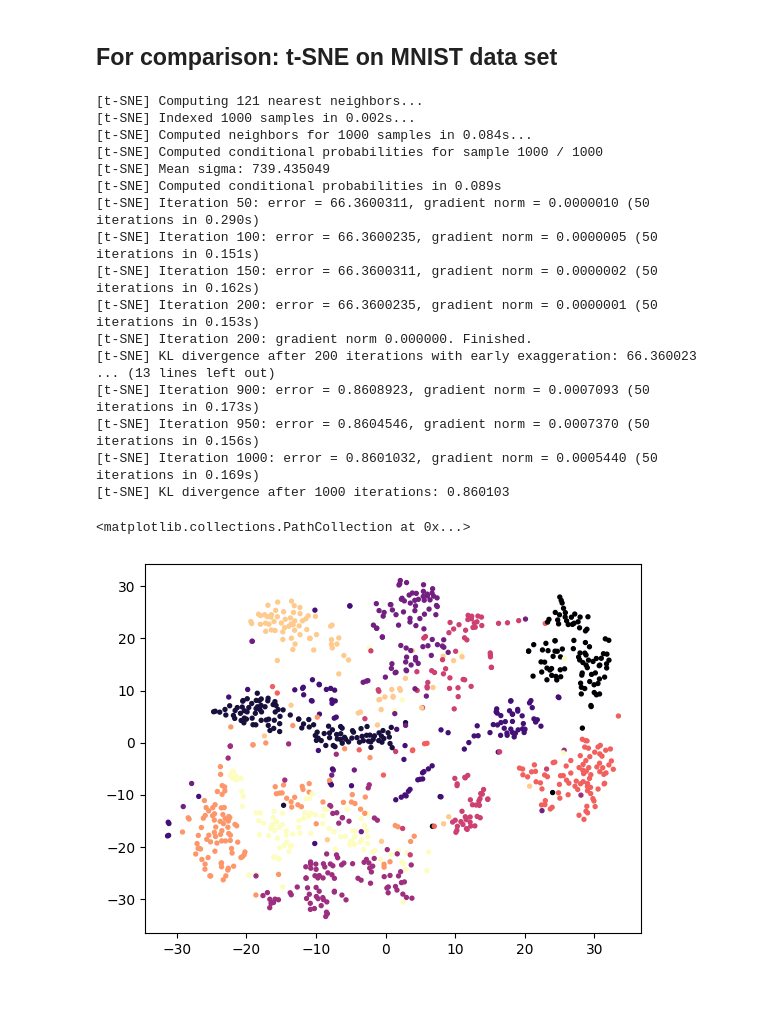
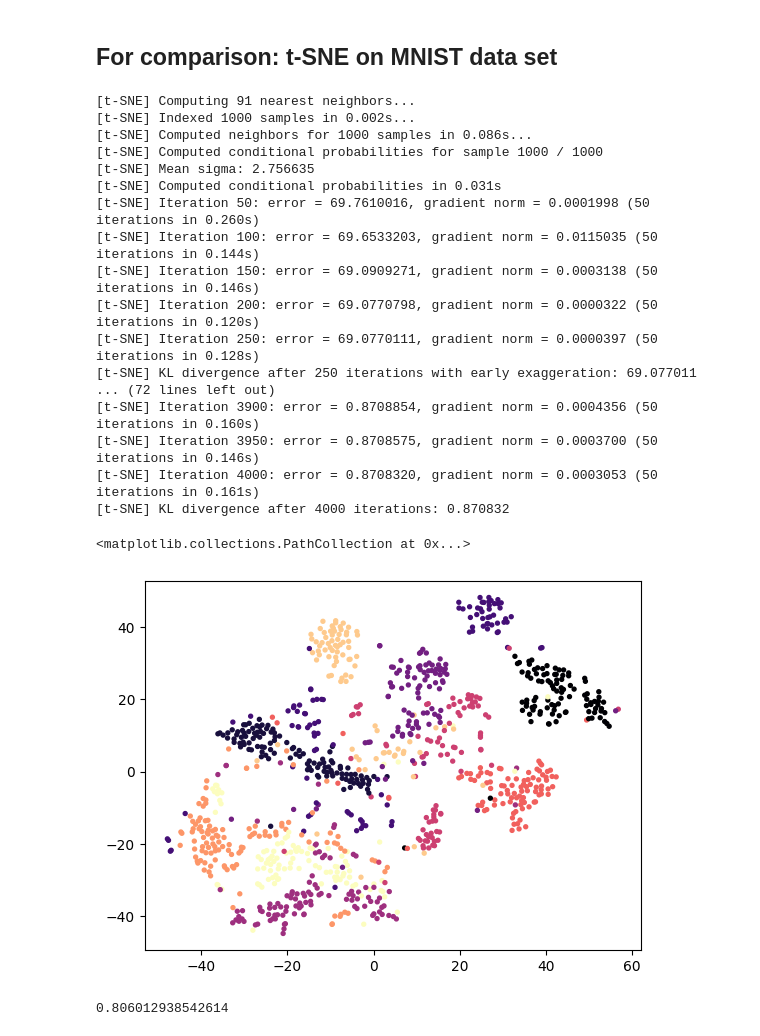
Before and after one commit to Felix-Busse/Comuter_Vision_Autoenc., a Jupyter notebook: t_SNE_on_activations.ipynb, the cells around one changed output. Saved outputs shown, nothing was run; the diff lists cells and outputs as text; code cells hidden in the pictures; blank space fills up the shorter version.

```diff
--- a/t_SNE_on_activations.ipynb
+++ b/t_SNE_on_activations.ipynb
@@ -114,6 +185,9 @@ WARNING:absl:Found untraced functions such as _jit_compiled_convolution_op, _jit
 # %% [markdown]
 ### Extracting bottleneck layer activations from trained autoencoder
 # %%
+# Loading model already trained to save time
+Net = ks.models.load_model('autoencoder_trained')
+
 # Setting up network similar to Net, but truncated at bottleneck. Will filled with trained weights
 activ_enc = 'selu'
 
@@ -186,36 +281,44 @@ ax.scatter(tsne_result[:, 0], tsne_result[:, 1], c=y_cat_train[:10000], cmap='ma
 # %%
 # Load MNIST dataset
 (x_mnist, y_mnist), (_, _) = ks.datasets.mnist.load_data()
+# Flatten innermost dimensions to obtain vectors of length no. of pixel
+x_input = x_mnist.reshape(60000, 784) / 255
-# %%
-# Flatten innermost dimensions to obtain vectors of length no. of pixel
-x_input = x_mnist.reshape(60000, 784)
 # %%
+# Reduce dimensionality with critical components analyses first
+#pca = PCA(n_components=40)
+#pca_mnist = pca.fit_transform(x_input[:1000])
+
 # Set random seed for reproducability
 np.random.seed(779)
 # Generate instance of TSNE class
-tsne_mnist = TSNE(n_iter=1000, perplexity=40, verbose=2)
+tsne_mnist = TSNE(n_iter=4000, perplexity=30, verbose=2)
 # Perform t-SNE on some samples
 tsne_result = tsne_mnist.fit_transform(x_input[:1000])
 # Plot resulting 2D map with colors showing digit number of MNIST image
 fig, ax = plt.subplots()
 ax.scatter(tsne_result[:, 0], tsne_result[:, 1], c=y_mnist[:1000], cmap='magma', s=8)
 # %% [output]
-[t-SNE] Computing 121 nearest neighbors...
+[t-SNE] Computing 91 nearest neighbors...
 [t-SNE] Indexed 1000 samples in 0.002s...
-[t-SNE] Computed neighbors for 1000 samples in 0.084s...
+[t-SNE] Computed neighbors for 1000 samples in 0.086s...
 [t-SNE] Computed conditional probabilities for sample 1000 / 1000
-[t-SNE] Mean sigma: 739.435049
-[t-SNE] Computed conditional probabilities in 0.089s
-[t-SNE] Iteration 50: error = 66.3600311, gradient norm = 0.0000010 (50 iterations in 0.290s)
-[t-SNE] Iteration 100: error = 66.3600235, gradient norm = 0.0000005 (50 iterations in 0.151s)
-[t-SNE] Iteration 150: error = 66.3600311, gradient norm = 0.0000002 (50 iterations in 0.162s)
-[t-SNE] Iteration 200: error = 66.3600235, gradient norm = 0.0000001 (50 iterations in 0.153s)
-[t-SNE] Iteration 200: gradient norm 0.000000. Finished.
-[t-SNE] KL divergence after 200 iterations with early exaggeration: 66.360023
-... (13 lines left out)
-[t-SNE] Iteration 900: error = 0.8608923, gradient norm = 0.0007093 (50 iterations in 0.173s)
-[t-SNE] Iteration 950: error = 0.8604546, gradient norm = 0.0007370 (50 iterations in 0.156s)
-[t-SNE] Iteration 1000: error = 0.8601032, gradient norm = 0.0005440 (50 iterations in 0.169s)
-[t-SNE] KL divergence after 1000 iterations: 0.860103
+[t-SNE] Mean sigma: 2.756635
+[t-SNE] Computed conditional probabilities in 0.031s
+[t-SNE] Iteration 50: error = 69.7610016, gradient norm = 0.0001998 (50 iterations in 0.260s)
+[t-SNE] Iteration 100: error = 69.6533203, gradient norm = 0.0115035 (50 iterations in 0.144s)
+[t-SNE] Iteration 150: error = 69.0909271, gradient norm = 0.0003138 (50 iterations in 0.146s)
+[t-SNE] Iteration 200: error = 69.0770798, gradient norm = 0.0000322 (50 iterations in 0.120s)
+[t-SNE] Iteration 250: error = 69.0770111, gradient norm = 0.0000397 (50 iterations in 0.128s)
+[t-SNE] KL divergence after 250 iterations with early exaggeration: 69.077011
+... (72 lines left out)
+[t-SNE] Iteration 3900: error = 0.8708854, gradient norm = 0.0004356 (50 iterations in 0.160s)
+[t-SNE] Iteration 3950: error = 0.8708575, gradient norm = 0.0003700 (50 iterations in 0.146s)
+[t-SNE] Iteration 4000: error = 0.8708320, gradient norm = 0.0003053 (50 iterations in 0.161s)
+[t-SNE] KL divergence after 4000 iterations: 0.870832
 <matplotlib.collections.PathCollection at 0x...>
-[figure, old version]
+[figure, new version]
+# %%
+# Which fraction of explained variance was used, when entering t-SNE?
+pca.explained_variance_ratio_[:40].sum()
+# %% [output]
+0.806012938542614
```
Also changed, not shown: parts of 15 cells of this notebook.
